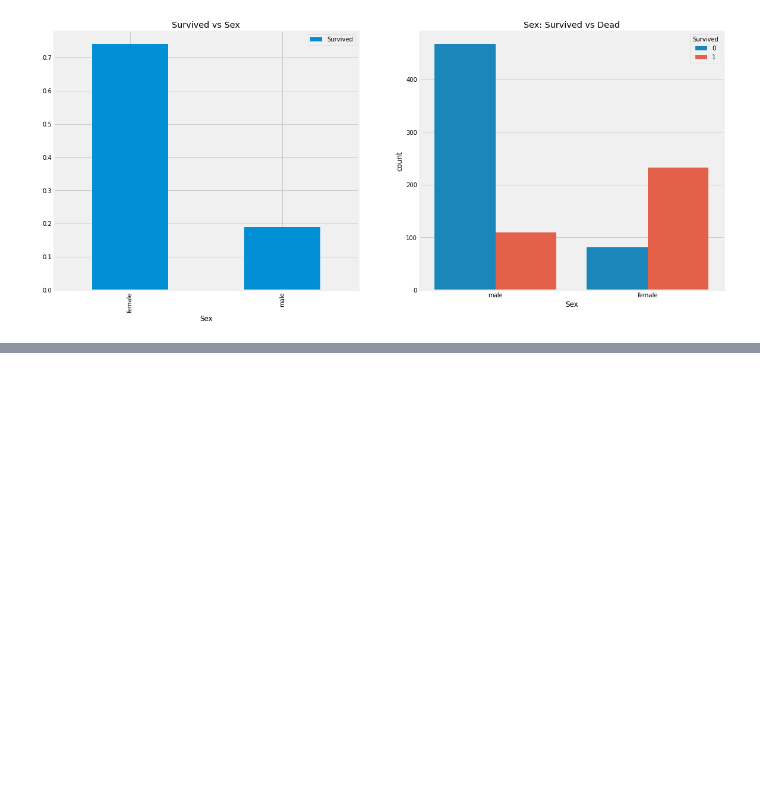
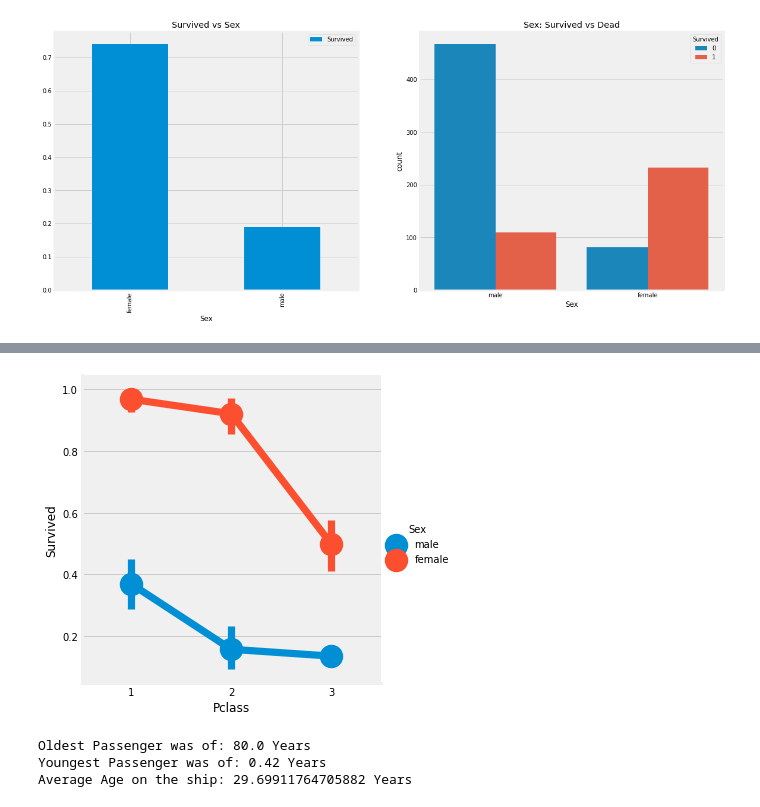
Before and after one commit to Library-of-jade/Kaggle_practice, a Jupyter notebook: level1/first/EDA_dietanic.ipynb, the cells around one changed output, grey strips where cells are left out. Saved outputs shown, nothing was run; the diff lists cells and outputs as text; code cells hidden in the pictures; blank space fills up the shorter version.

```diff
--- a/level1/first/EDA_dietanic.ipynb
+++ b/level1/first/EDA_dietanic.ipynb
@@ -67,0 +97,13 @@ plt.show()
+# %%
+sns.factorplot('Pclass', 'Survived', hue='Sex', data=data)
+plt.show()
+# %% [output]
+[figure, added]
+# %%
+print('Oldest Passenger was of:',data['Age'].max(),'Years')
+print('Youngest Passenger was of:',data['Age'].min(),'Years')
+print('Average Age on the ship:',data['Age'].mean(),'Years')
+# %% [output]
+Oldest Passenger was of: 80.0 Years
+Youngest Passenger was of: 0.42 Years
+Average Age on the ship: 29.69911764705882 Years
```
Also changed, not shown: parts of 20 cells of this notebook.
